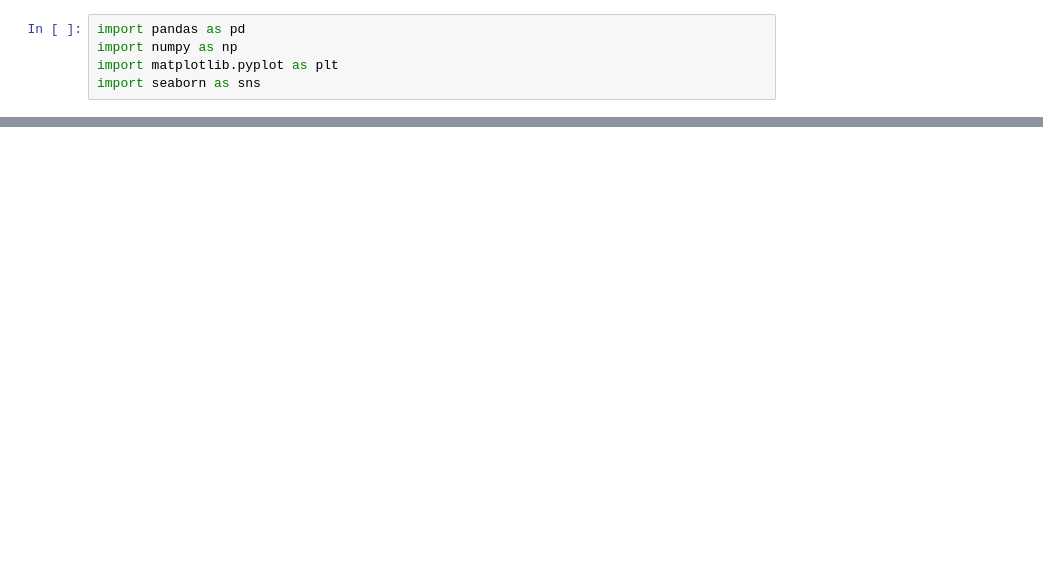
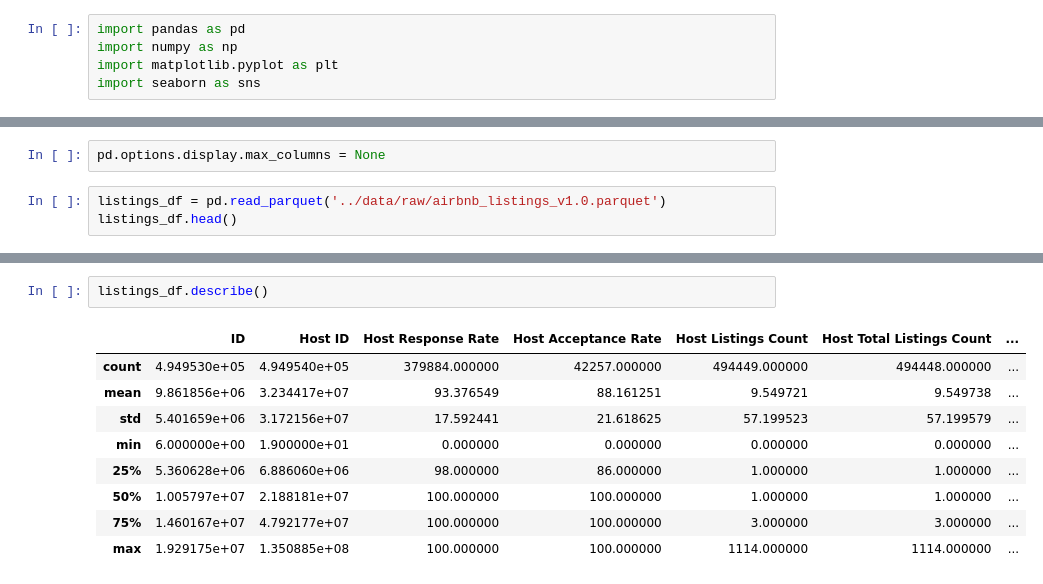
Before and after one commit to mahalrs/airbnb-autopilot, a Jupyter notebook: notebooks/data_exploration.ipynb, the cells around one changed output, grey strips where cells are left out. Cells and saved outputs as stored; diff of their text form; blank space fills up the shorter version.

```diff
--- a/notebooks/data_exploration.ipynb
+++ b/notebooks/data_exploration.ipynb
@@ -149,0 +6,5 @@ Index(['16163330', '6846209', '6448745', '18139782', '12467112', '10661438',
+# %%
+pd.options.display.max_columns = None
+# %%
+listings_df = pd.read_parquet('../data/raw/airbnb_listings_v1.0.parquet')
+listings_df.head()
@@ -149,0 +38,12 @@ Index(['16163330', '6846209', '6448745', '18139782', '12467112', '10661438',
+# %%
+listings_df.describe()
+# %% [output]
+|  | ID | Host ID | Host Response Rate | Host Acceptance Rate | Host Listings Count | Host Total Listings Count | ... |
+| count | 4.949530e+05 | 4.949540e+05 | 379884.000000 | 42257.000000 | 494449.000000 | 494448.000000 | ... |
+| mean | 9.861856e+06 | 3.234417e+07 | 93.376549 | 88.161251 | 9.549721 | 9.549738 | ... |
+| std | 5.401659e+06 | 3.172156e+07 | 17.592441 | 21.618625 | 57.199523 | 57.199579 | ... |
+| min | 6.000000e+00 | 1.900000e+01 | 0.000000 | 0.000000 | 0.000000 | 0.000000 | ... |
+| 25% | 5.360628e+06 | 6.886060e+06 | 98.000000 | 86.000000 | 1.000000 | 1.000000 | ... |
+| 50% | 1.005797e+07 | 2.188181e+07 | 100.000000 | 100.000000 | 1.000000 | 1.000000 | ... |
+| 75% | 1.460167e+07 | 4.792177e+07 | 100.000000 | 100.000000 | 3.000000 | 3.000000 | ... |
+| max | 1.929175e+07 | 1.350885e+08 | 100.000000 | 100.000000 | 1114.000000 | 1114.000000 | ... |
```
Also changed, not shown: parts of 34 cells of this notebook.
